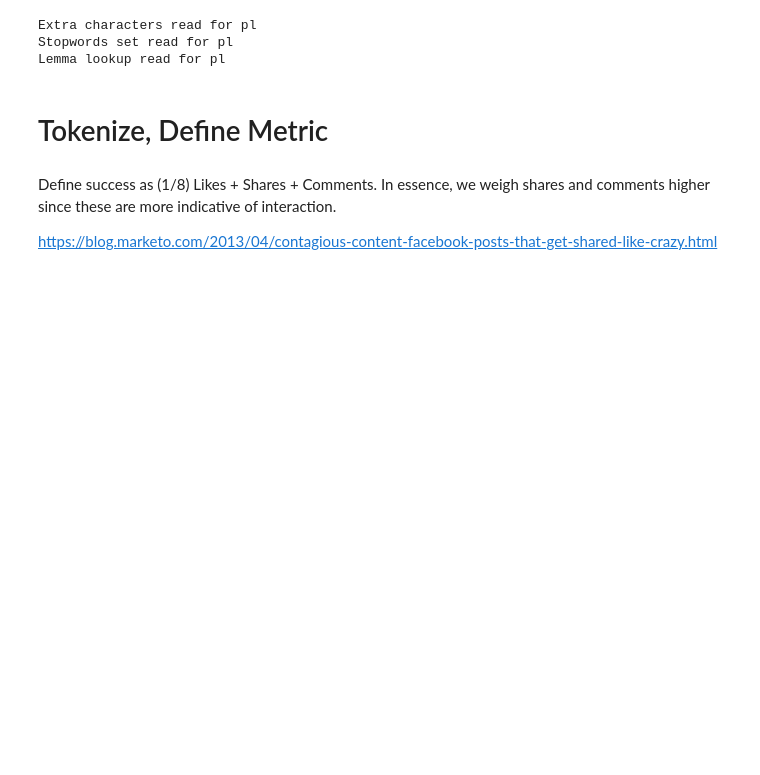
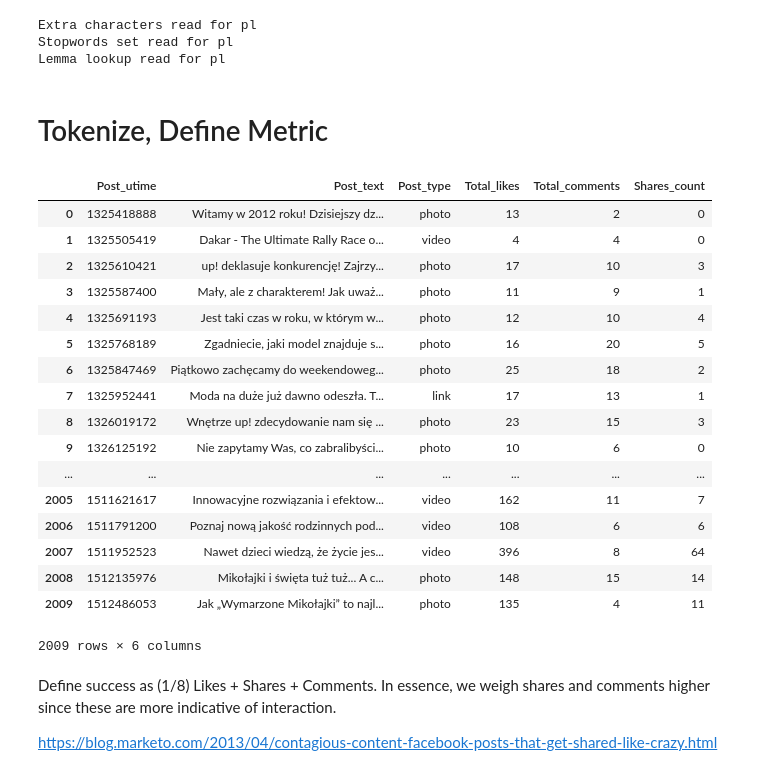
Before and after one commit to pcalderon0711/vw-analysis, a Jupyter notebook: volkswagen-1.ipynb, the cells around one changed output. Saved outputs shown, nothing was run; the diff lists cells and outputs as text; code cells hidden in the pictures; blank space fills up the shorter version.

```diff
--- a/volkswagen-1.ipynb
+++ b/volkswagen-1.ipynb
@@ -70,3 +70,24 @@ volkswagen = pd.read_csv('data/volkswagenpolska.csv - volkswagenpolska.csv.csv',
 relevant = volkswagen[['Post_utime', 'Post_text', 'Post_type', 'Total_likes', 'Total_comments', 'Shares_count']].groupby('Post_text').head(1).reset_index().drop(columns = 'index')
 # %%
 relevant = relevant[~relevant['Post_text'].isnull()]
+# %%
+relevant
+# %% [output]
+|  | Post_utime | Post_text | Post_type | Total_likes | Total_comments | Shares_count |
+| 0 | 1325418888 | Witamy w 2012 roku! Dzisiejszy dz... | photo | 13 | 2 | 0 |
+| 1 | 1325505419 | Dakar - The Ultimate Rally Race o... | video | 4 | 4 | 0 |
+| 2 | 1325610421 | up! deklasuje konkurencję! Zajrzy... | photo | 17 | 10 | 3 |
+| 3 | 1325587400 | Mały, ale z charakterem! Jak uważ... | photo | 11 | 9 | 1 |
+| 4 | 1325691193 | Jest taki czas w roku, w którym w... | photo | 12 | 10 | 4 |
+| 5 | 1325768189 | Zgadniecie, jaki model znajduje s... | photo | 16 | 20 | 5 |
+| 6 | 1325847469 | Piątkowo zachęcamy do weekendoweg... | photo | 25 | 18 | 2 |
+| 7 | 1325952441 | Moda na duże już dawno odeszła. T... | link | 17 | 13 | 1 |
+| 8 | 1326019172 | Wnętrze up! zdecydowanie nam się ... | photo | 23 | 15 | 3 |
+| 9 | 1326125192 | Nie zapytamy Was, co zabralibyści... | photo | 10 | 6 | 0 |
+| ... | ... | ... | ... | ... | ... | ... |
+| 2005 | 1511621617 | Innowacyjne rozwiązania i efektow... | video | 162 | 11 | 7 |
+| 2006 | 1511791200 | Poznaj nową jakość rodzinnych pod... | video | 108 | 6 | 6 |
+| 2007 | 1511952523 | Nawet dzieci wiedzą, że życie jes... | video | 396 | 8 | 64 |
+| 2008 | 1512135976 | Mikołajki i święta tuż tuż... A c... | photo | 148 | 15 | 14 |
+| 2009 | 1512486053 | Jak „Wymarzone Mikołajki” to najl... | photo | 135 | 4 | 11 |
+2009 rows × 6 columns
```
Also changed, not shown: parts of 2 cells of this notebook.
